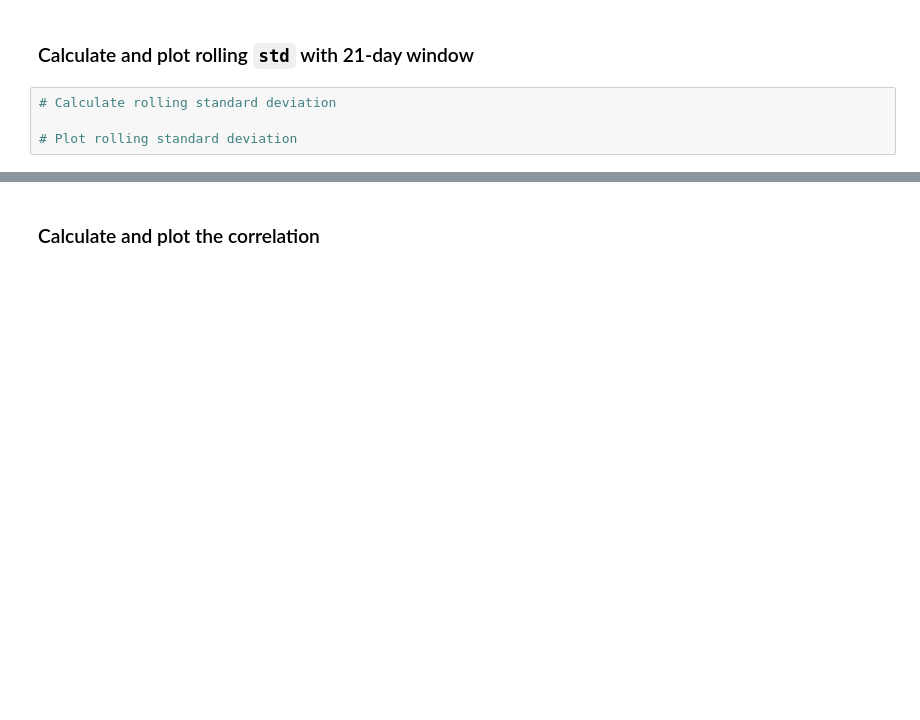
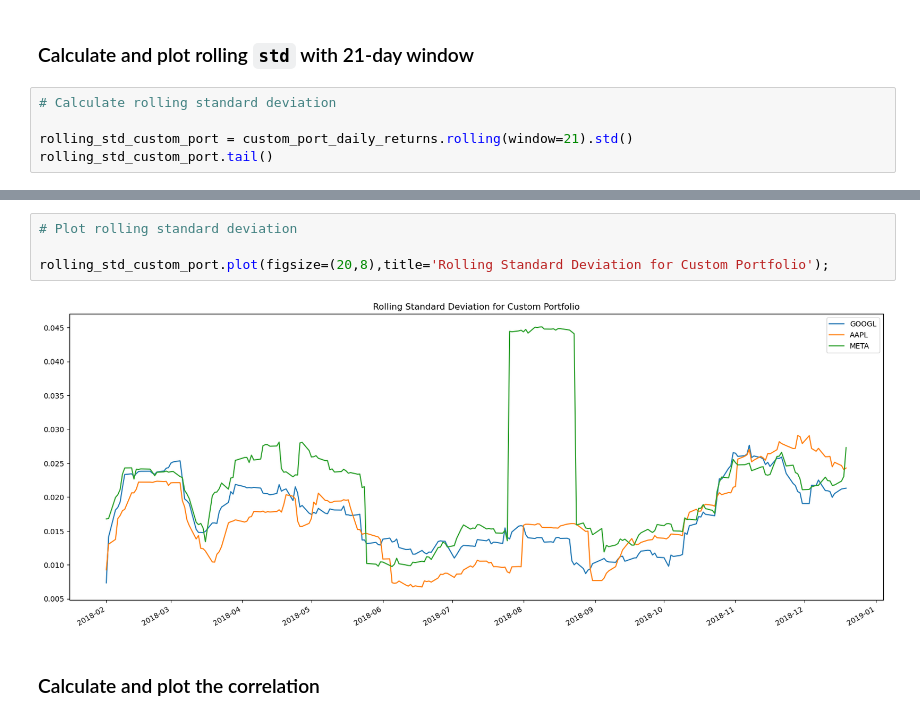
Before and after one commit to knieuwhof/Module-4-Challenge, a Jupyter notebook: whale_analysis.ipynb, the cells around one changed output, grey strips where cells are left out. Saved outputs shown, nothing was run; the diff lists cells and outputs as text; blank space fills up the shorter version.

Commit message:
custom portfolio section done

```diff
--- a/whale_analysis.ipynb
+++ b/whale_analysis.ipynb
@@ -700,4 +725,5 @@ returns_both_portfolios.head()
 # %%
 # Calculate rolling standard deviation
 
-# Plot rolling standard deviation
+rolling_std_custom_port = custom_port_daily_returns.rolling(window=21).std()
+rolling_std_custom_port.tail()
@@ -704,3 +737,9 @@ returns_both_portfolios.head()
+# %%
+# Plot rolling standard deviation
+
+rolling_std_custom_port.plot(figsize=(20,8),title='Rolling Standard Deviation for Custom Portfolio');
+# %% [output]
+[figure, added]
 # %% [markdown]
 ### Calculate and plot the correlation
 # %%
```
Also changed, not shown: parts of 16 cells of this notebook, 1 other file.
